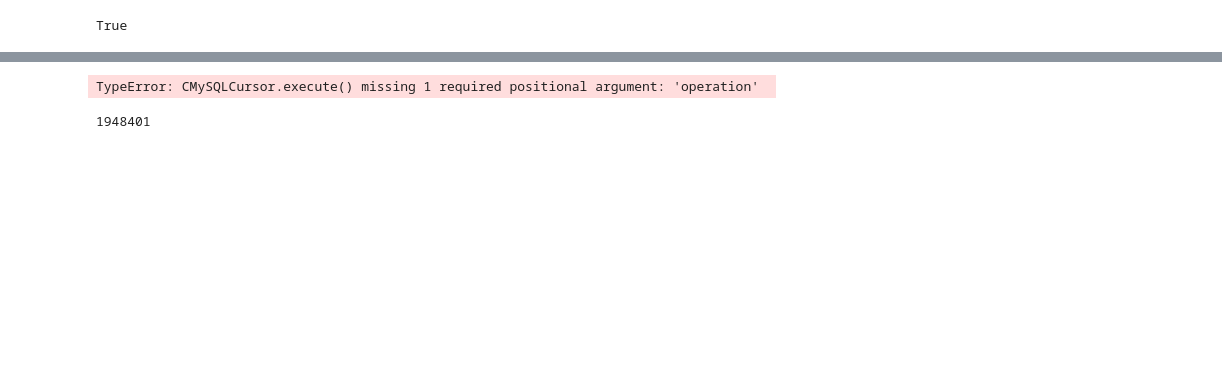
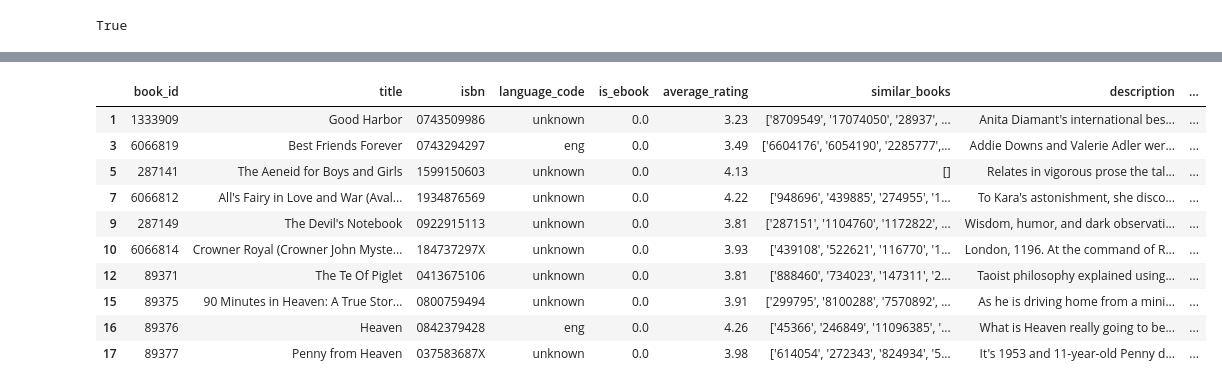
Before and after one commit to gleblevchyshyn/diplom, a Jupyter notebook: apps/recommendations/datasets/inserting_data_into_mysql.ipynb, the cells around one changed output, grey strips where cells are left out. Drawn from its saved outputs; the diff is of its cells as text; code cells hidden in the pictures; blank space fills up the shorter version.

```diff
--- a/apps/recommendations/datasets/inserting_data_into_mysql.ipynb
+++ b/apps/recommendations/datasets/inserting_data_into_mysql.ipynb
@@ -94,0 +137,4 @@ Index(['book_id', 'title', 'isbn', 'language_code', 'is_ebook',
+# %%
+cursor.execute("SELECT idLanguage, language FROM LANGUAGE")
+results = cursor.fetchall()
+results
@@ -95,6 +159,24 @@ Index(['book_id', 'title', 'isbn', 'language_code', 'is_ebook',
+# %%
+# create a dictionary mapping each format name to its integer code
+language_dict = {name: code for code, name in results}
+
+# use the map function to encode the 'format' column in your dataframe
+books['language_code1'] = books['language_code'].map(language_dict)
+books.head(10)
+# %% [output]
+|  | book_id | title | isbn | language_code | is_ebook | average_rating | similar_books | description | ... |
+| 1 | 1333909 | Good Harbor | 0743509986 | unknown | 0.0 | 3.23 | ['8709549', '17074050', '28937', ... | Anita Diamant's international bes... | ... |
+| 3 | 6066819 | Best Friends Forever | 0743294297 | eng | 0.0 | 3.49 | ['6604176', '6054190', '2285777',... | Addie Downs and Valerie Adler wer... | ... |
+| 5 | 287141 | The Aeneid for Boys and Girls | 1599150603 | unknown | 0.0 | 4.13 | [] | Relates in vigorous prose the tal... | ... |
+| 7 | 6066812 | All's Fairy in Love and War (Aval... | 1934876569 | unknown | 0.0 | 4.22 | ['948696', '439885', '274955', '1... | To Kara's astonishment, she disco... | ... |
+| 9 | 287149 | The Devil's Notebook | 0922915113 | unknown | 0.0 | 3.81 | ['287151', '1104760', '1172822', ... | Wisdom, humor, and dark observati... | ... |
+| 10 | 6066814 | Crowner Royal (Crowner John Myste... | 184737297X | unknown | 0.0 | 3.93 | ['439108', '522621', '116770', '1... | London, 1196. At the command of R... | ... |
+| 12 | 89371 | The Te Of Piglet | 0413675106 | unknown | 0.0 | 3.81 | ['888460', '734023', '147311', '2... | Taoist philosophy explained using... | ... |
+| 15 | 89375 | 90 Minutes in Heaven: A True Stor... | 0800759494 | unknown | 0.0 | 3.91 | ['299795', '8100288', '7570892', ... | As he is driving home from a mini... | ... |
+| 16 | 89376 | Heaven | 0842379428 | eng | 0.0 | 4.26 | ['45366', '246849', '11096385', '... | What is Heaven really going to be... | ... |
+| 17 | 89377 | Penny from Heaven | 037583687X | unknown | 0.0 | 3.98 | ['614054', '272343', '824934', '5... | It's 1953 and 11-year-old Penny d... | ... |
 # %%
 for ind in books.index:
-    idBook = int(books.book_id[ind])
     title = books.title[ind]
     average_rating = books.average_rating[ind]
     description = books.description[ind]
@@ -103,23 +185,21 @@ for ind in books.index:
     publication_year = int(books.publication_year[ind])
     cover_img = books.cover_img[ind]
     ratings_count = int(books.ratings_count[ind])
-    idLanguage = int(books.language_code_encoded[ind])
+    idLanguage = int(books.language_code1[ind])
     edition_info = books.edition_information[ind]
     is_ebook = books.is_ebook[ind]
-    idFormat = int(books.format_encoded[ind])
+    idFormat = int(books.format_code[ind])
     publisher = books.publisher[ind]
 
     amount = random.randint(0, 10)
     price = round(random.uniform(10, 999.99), 2)
 
-    sql = 'INSERT INTO BOOK (idBook, title, average_rating, description, isbn, num_pages, publication_year, cover_img, price, ratings_count, ' \
+    sql = 'INSERT INTO BOOK (title, average_rating, description, isbn, num_pages, publication_year, cover_img, price, ratings_count, ' \
           'amount, Language_idLanguage, edition_information, is_ebook, publisher, Format_idFormat)' \
-          ' values (%s, %s, %s, %s, %s, %s, %s, %s, %s, %s, %s, %s, %s, %s, %s, %s)'
-    val = (idBook, title, average_rating, description, isbn, num_pages, publication_year, cover_img, price, ratings_count, amount, idLanguage, edition_info, is_ebook, publisher, idFormat)
+          ' values ( %s, %s, %s, %s, %s, %s, %s, %s, %s, %s, %s, %s, %s, %s, %s)'
+    val = (title, average_rating, description, isbn, num_pages, publication_year, cover_img, price, ratings_count, amount, idLanguage, edition_info, is_ebook, publisher, idFormat)
     cursor.execute(sql, val)
 
 db.commit()
-# %% [output]
-TypeError: CMySQLCursor.execute() missing 1 required positional argument: 'operation'
 # %%
 db.close()
@@ -129,4 +205,0 @@ books = books[books.description.str.len() > 0]
-# %%
-len(books)
-# %% [output]
-1948401
```
Also changed, not shown: parts of 25 cells of this notebook, 19 other files.
